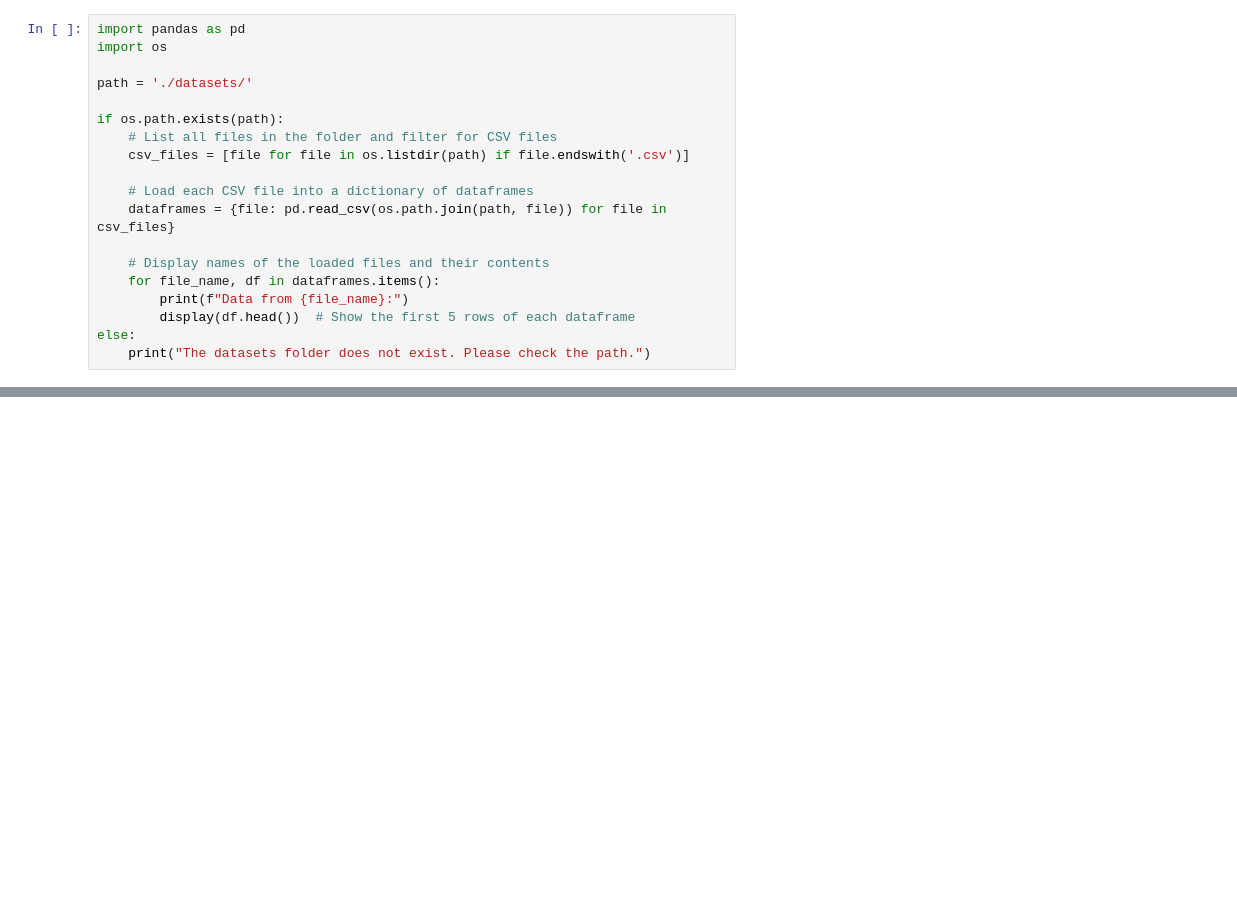
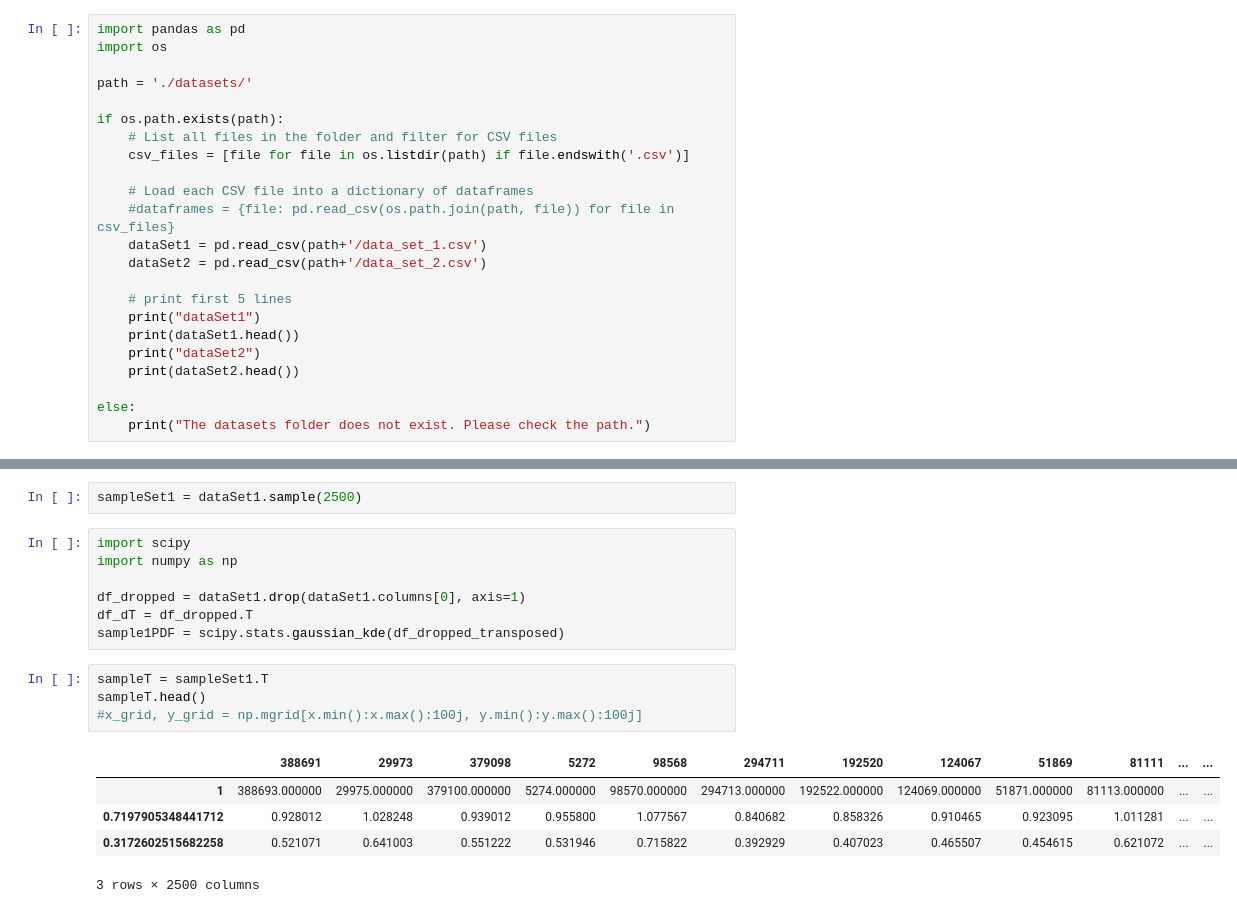
Before and after one commit to emoskedy/TAMU-Datathon-2024, a Jupyter notebook: bakerhughes.ipynb, the cells around one changed output, grey strips where cells are left out. Cells and saved outputs as stored; diff of their text form; blank space fills up the shorter version.

```diff
--- a/bakerhughes.ipynb
+++ b/bakerhughes.ipynb
@@ -9,12 +9,16 @@ if os.path.exists(path):
     csv_files = [file for file in os.listdir(path) if file.endswith('.csv')]
 
     # Load each CSV file into a dictionary of dataframes
-    dataframes = {file: pd.read_csv(os.path.join(path, file)) for file in csv_files}
+    #dataframes = {file: pd.read_csv(os.path.join(path, file)) for file in csv_files}
+    dataSet1 = pd.read_csv(path+'/data_set_1.csv')
+    dataSet2 = pd.read_csv(path+'/data_set_2.csv')
 
-    # Display names of the loaded files and their contents
-    for file_name, df in dataframes.items():
-        print(f"Data from {file_name}:")
-        display(df.head())  # Show the first 5 rows of each dataframe
+    # print first 5 lines
+    print("dataSet1")
+    print(dataSet1.head())
+    print("dataSet2")
+    print(dataSet2.head())
+
 else:
     print("The datasets folder does not exist. Please check the path.")
 # %% [output]
@@ -63,0 +39,19 @@ Data from data_set_2.csv:
+# %%
+sampleSet1 = dataSet1.sample(2500)
+# %%
+import scipy
+import numpy as np
+
+df_dropped = dataSet1.drop(dataSet1.columns[0], axis=1)
+df_dT = df_dropped.T
+sample1PDF = scipy.stats.gaussian_kde(df_dropped_transposed)
+# %%
+sampleT = sampleSet1.T
+sampleT.head()
+#x_grid, y_grid = np.mgrid[x.min():x.max():100j, y.min():y.max():100j]
+# %% [output]
+|  | 388691 | 29973 | 379098 | 5272 | 98568 | 294711 | 192520 | 124067 | 51869 | 81111 | ... | ... |
+| 1 | 388693.000000 | 29975.000000 | 379100.000000 | 5274.000000 | 98570.000000 | 294713.000000 | 192522.000000 | 124069.000000 | 51871.000000 | 81113.000000 | ... | ... |
+| 0.7197905348441712 | 0.928012 | 1.028248 | 0.939012 | 0.955800 | 1.077567 | 0.840682 | 0.858326 | 0.910465 | 0.923095 | 1.011281 | ... | ... |
+| 0.3172602515682258 | 0.521071 | 0.641003 | 0.551222 | 0.531946 | 0.715822 | 0.392929 | 0.407023 | 0.465507 | 0.454615 | 0.621072 | ... | ... |
+3 rows × 2500 columns
```
Also changed, not shown: parts of 9 cells of this notebook.
